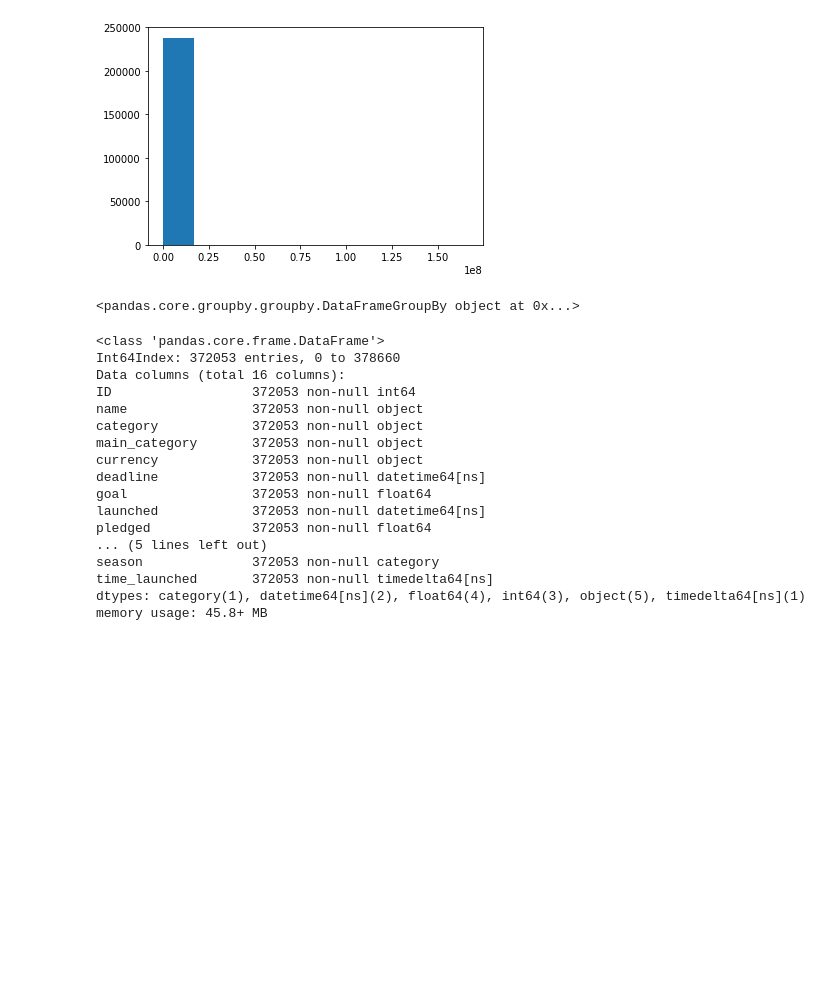
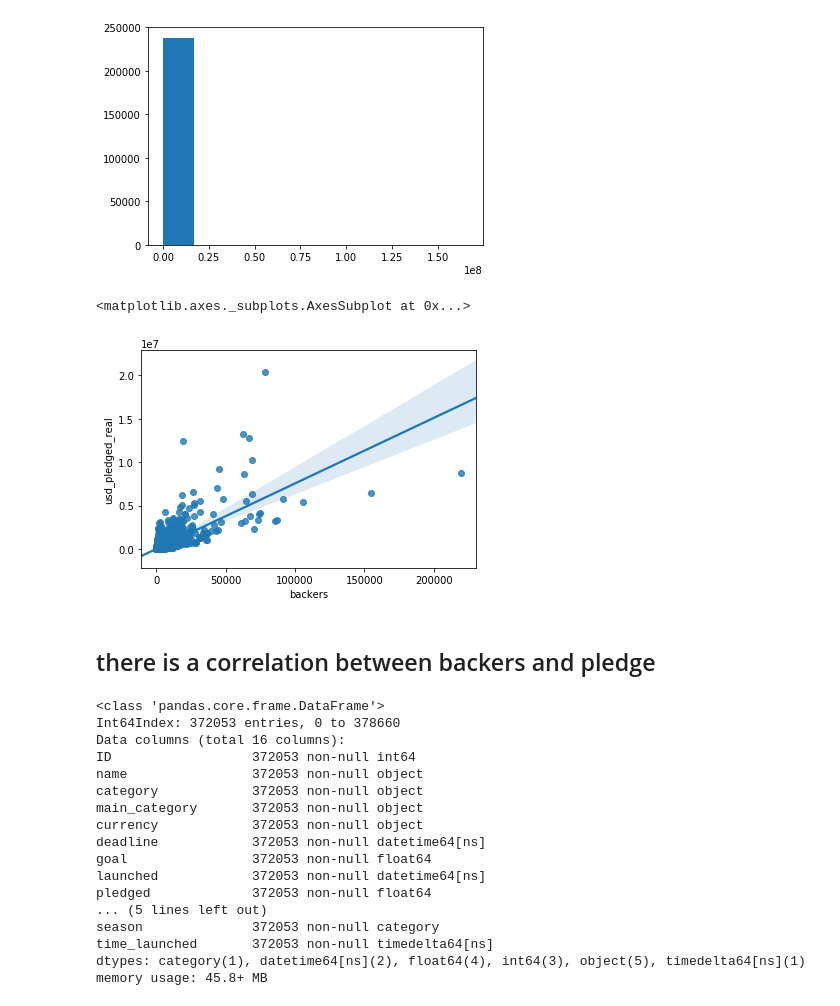
Before and after one commit to ZeadAlkhonein/Kickstarter, a Jupyter notebook: Kickstarter.ipynb, the cells around one changed output. Cells and saved outputs as stored; diff of their text form; code cells hidden in the pictures; blank space fills up the shorter version.

```diff
--- a/Kickstarter.ipynb
+++ b/Kickstarter.ipynb
@@ -567,7 +567,3 @@ plt.hist(df.loc[(df['usd_goal_real']<38250.0) & (df['state']==0)]['usd_goal_real
 plt.hist(df.loc[ (df['state']==0)]['usd_goal_real']);
 # %% [output]
 [figure]
-# %%
-df.groupby('state')
-# %% [output]
-<pandas.core.groupby.groupby.DataFrameGroupBy object at 0x...>
@@ -574,3 +572,10 @@ df.groupby('state')
+# %%
+sns.regplot(data=df,x='backers',y='usd_pledged_real')
+# %% [output]
+<matplotlib.axes._subplots.AxesSubplot at 0x...>
+[figure, added]
+# %% [markdown]
+## there is a correlation between backers and pledge
 # %%
 df['time_launched']= df['deadline'].dt.date - df['launched'].dt.date
 # %%
```
Also changed, not shown: parts of 39 cells of this notebook.
